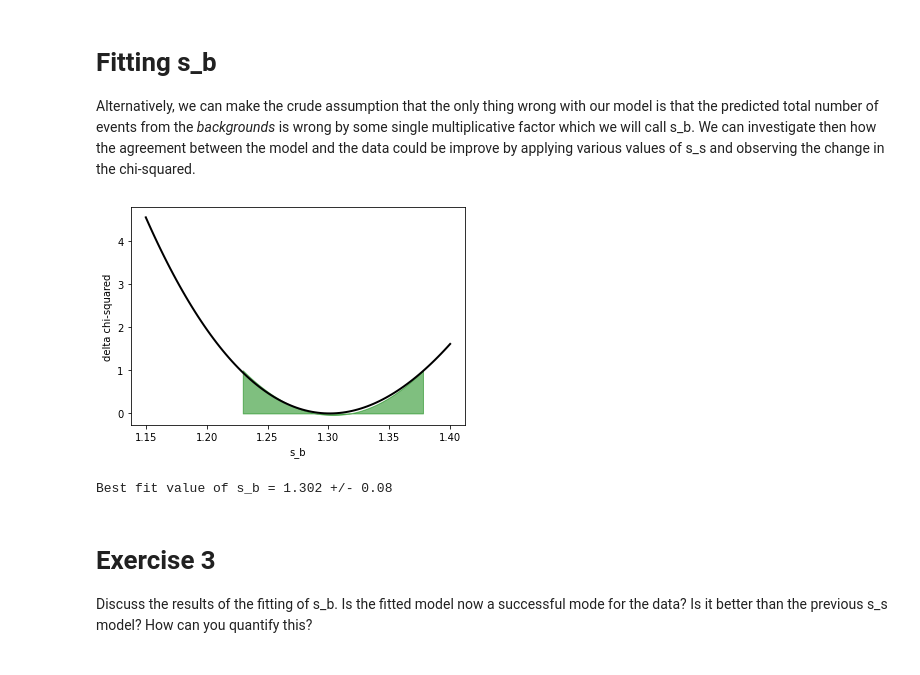
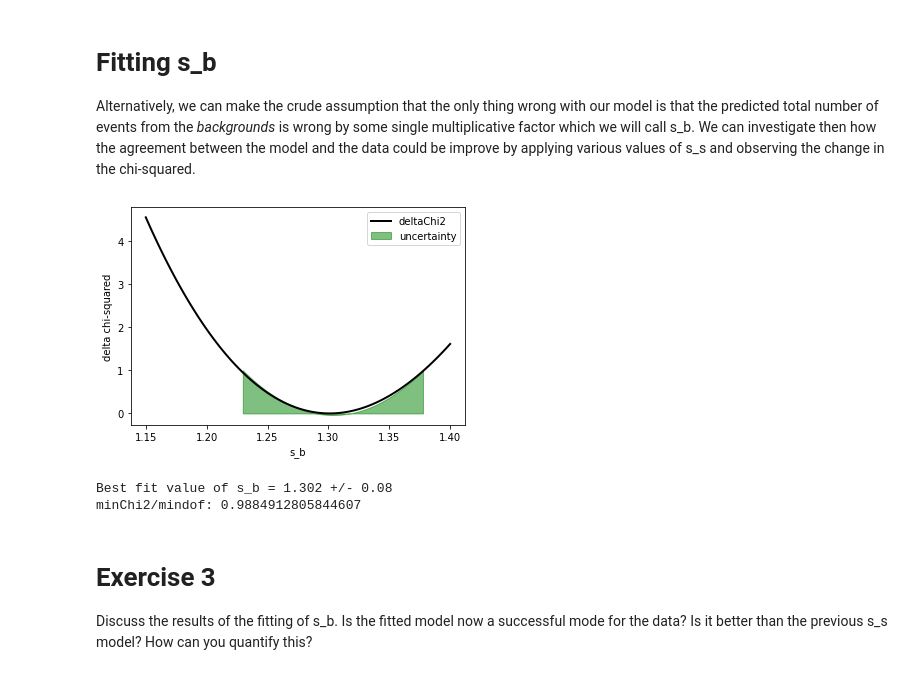
Before and after one commit to mkidson/Uni-Code, a Jupyter notebook: Honours/DS/Tut 1/tut1.ipynb, the cells around one changed output. Drawn from its saved outputs; the diff is of its cells as text; code cells hidden in the pictures.

```diff
--- a/Honours/DS/Tut 1/tut1.ipynb
+++ b/Honours/DS/Tut 1/tut1.ipynb
@@ -184,14 +184,16 @@ s_s_ar = np.linspace(1.0, 3.0, 100) # array of s_s values we will investigate
 chi2_ar = np.empty( len(s_s_ar) ) # empty array of that will hold the chi2 values we will calculate
 
 minChi2 = 1000000
+mindof = 1
 bestFit_s_s = 0.0 #starting values for min chi2 and best value of s_s
 
 for s_s in range(0, len(s_s_ar)): #looping over out s_s values
     pred = (s_s_ar[s_s]*H_125) + (H_bkg) # generating a prediction according to this s_s
-    chi2 = calcChiSq(H_data, pred)[0] # calculating chi2
+    chi2, dof = calcChiSq(H_data, pred) # calculating chi2
     chi2_ar[s_s] = chi2 # adding chi2 value to chi2 array
     if(chi2 < minChi2): # check if this is the lowest chi2 we have seen so far
          minChi2 = chi2 # update lowest chi2 value seen
+         mindof = dof   # update dof for lowest chi2
          bestFit_s_s = s_s_ar[s_s] # update value for best fit s_s
 
 deltaChi2_ar = chi2_ar - minChi2 # make array of delta chi2 values
@@ -208,12 +210,14 @@ crit = (p - y0).roots # roots of the polynominal -1, i.e., the mz values where p
 px=np.arange(crit[1],crit[0],0.001)
 
 fig, ax = plt.subplots()
-ax.plot(s_s_ar, deltaChi2_ar, 'k', linewidth=2)
+ax.plot(s_s_ar, deltaChi2_ar, 'k', linewidth=2, label="deltaChi2")
 ax.fill_between(px,p(px),alpha=0.5, color='g', label="uncertainty")
 
 plt.xlabel("s_s")
 plt.ylabel("delta chi-squared")
+plt.legend()
 plt.show()
 
 print("Best fit value of s_s = " + str(round(bestFit_s_s, 3)) + " +/- " + str(round(np.abs(crit[0] - bestFit_s_s),2 )) )
+print(f"minChi2/mindof: {minChi2/mindof}")
 # %% [output]
@@ -232,38 +237,43 @@ s_b_ar = np.linspace(1.15, 1.4, 100)
 chi2_ar = np.empty( len(s_b_ar) )
 
 minChi2 = 1000000
+mindof = 1
 bestFit_s_b = 0.0
 
 for s_b in range(0, len(s_b_ar)):
     pred = (H_125) + (s_b_ar[s_b]*H_bkg)
-    chi2 = calcChiSq(H_data, pred)[0]
+    chi2, dof = calcChiSq(H_data, pred)
     chi2_ar[s_b] = chi2
     if(chi2 < minChi2):
         minChi2 = chi2
+        mindof = dof
         bestFit_s_b = s_b_ar[s_b]
 
 deltaChi2_ar = chi2_ar - minChi2
 
 z = np.polyfit(s_b_ar, deltaChi2_ar, 2)
 p = np.poly1d(z)
 
 y0 = 1.0 # this is the value of the delta chi-squared function that defines the 68% CI for a one parameter fit.
          # we'll invetigate if this parmaeter makes sense in the final exercise.
 crit = (p - y0).roots
 
 px=np.arange(crit[1],crit[0],0.001)
 
 fig, ax = plt.subplots()
-ax.plot(s_b_ar, deltaChi2_ar, 'k', linewidth=2)
+ax.plot(s_b_ar, deltaChi2_ar, 'k', linewidth=2, label="deltaChi2")
 ax.fill_between(px,p(px),alpha=0.5, color='g', label="uncertainty")
 plt.xlabel("s_b")
 plt.ylabel("delta chi-squared")
+plt.legend()
 plt.show()
 
 print("Best fit value of s_b = " + str(round(bestFit_s_b, 3)) + " +/- " + str(round(np.abs(crit[0] - bestFit_s_b),2 )) )
+print(f"minChi2/mindof: {minChi2/mindof}")
 # %% [output]
-[figure, old version]
+[figure, new version]
 Best fit value of s_b = 1.302 +/- 0.08
+minChi2/mindof: 0.9884912805844607
 # %% [markdown]
 # Exercise 3
 Discuss the results of the fitting of s_b. Is the fitted model now a successful mode for the data? Is it better than the previous s_s model? How can you quantify this?
```
Also changed, not shown: parts of 3 cells of this notebook.
